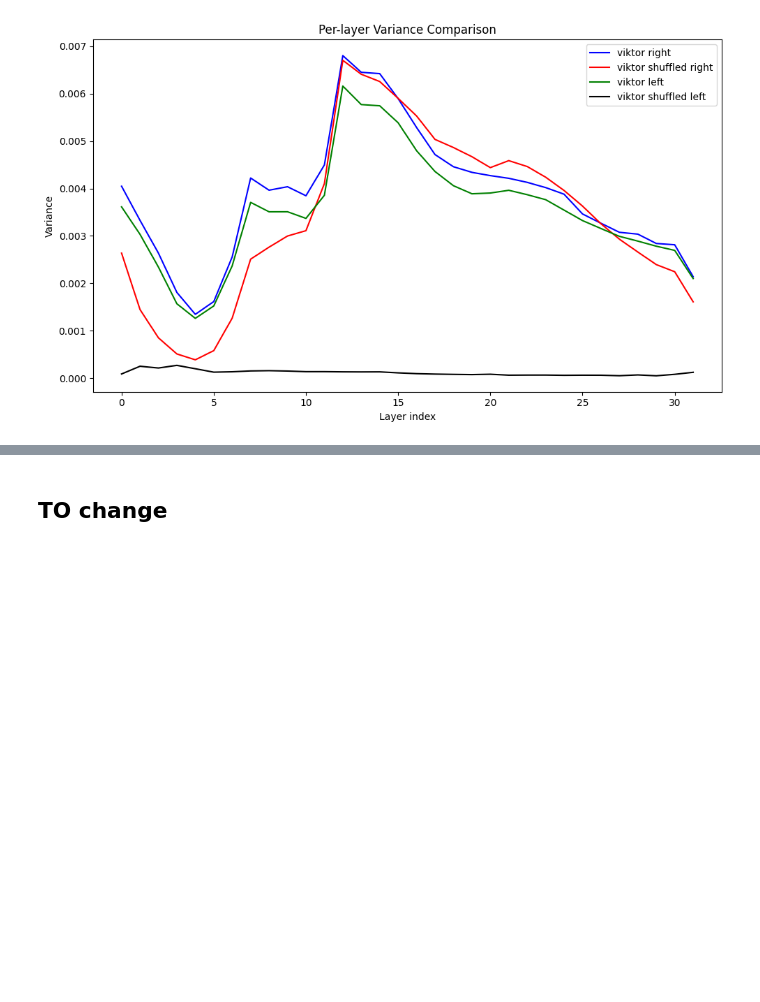
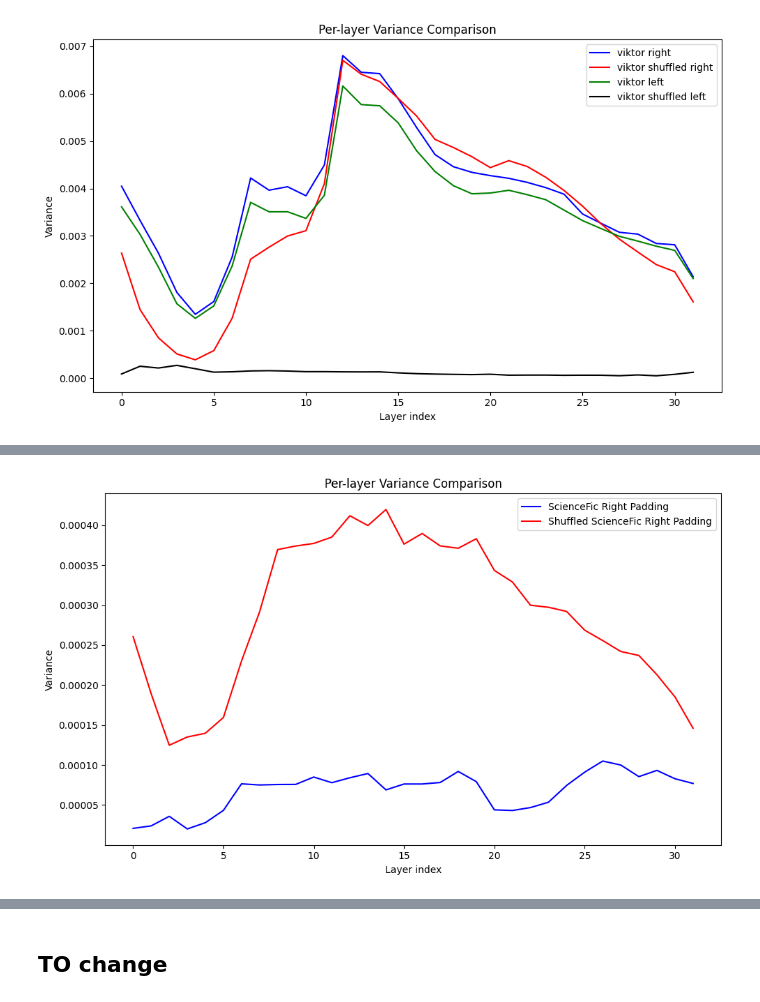
Before and after one commit to joaocnvdias/mech-i-coherence, a Jupyter notebook: vector-fields/development/layer-plot.ipynb, the cells around one changed output, grey strips where cells are left out. Saved outputs shown, nothing was run; the diff lists cells and outputs as text; code cells hidden in the pictures; blank space fills up the shorter version.

```diff
--- a/vector-fields/development/layer-plot.ipynb
+++ b/vector-fields/development/layer-plot.ipynb
@@ -539,0 +484,4 @@ plt.show()
+# %%
+plot_layer_variance(all_lists=sciencefic_right)
+# %% [output]
+[figure, added]
```
Also changed, not shown: parts of 25 cells of this notebook.
